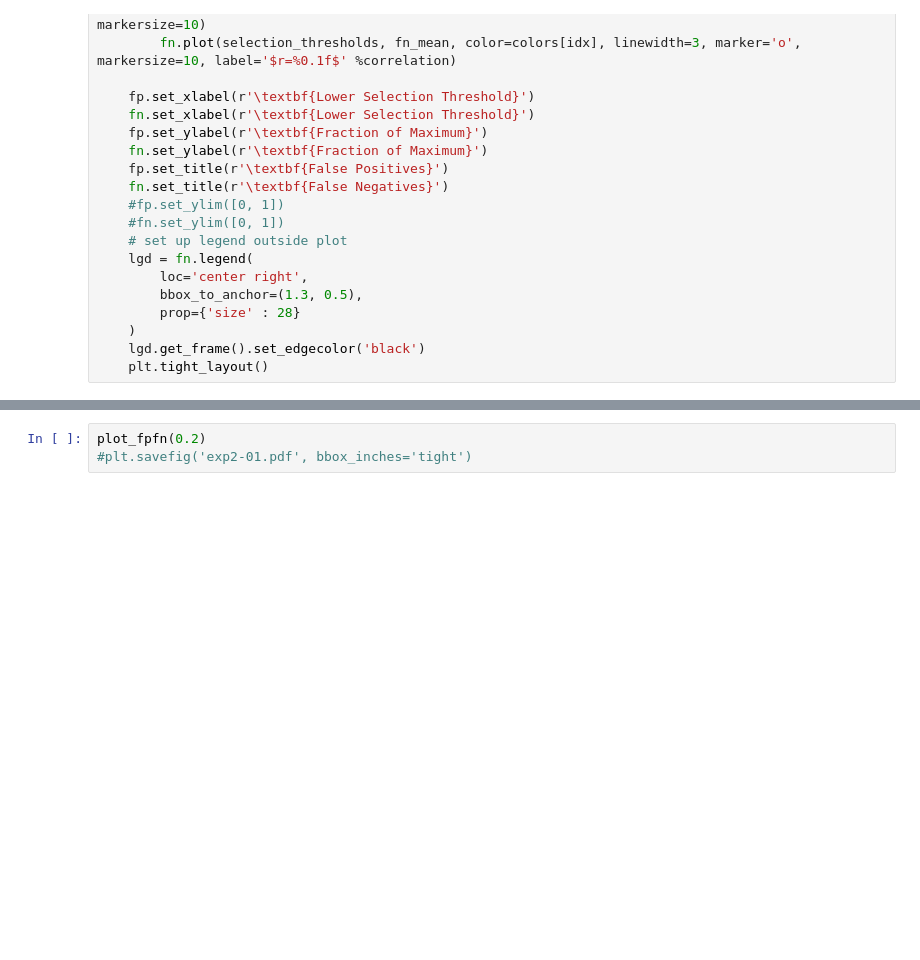
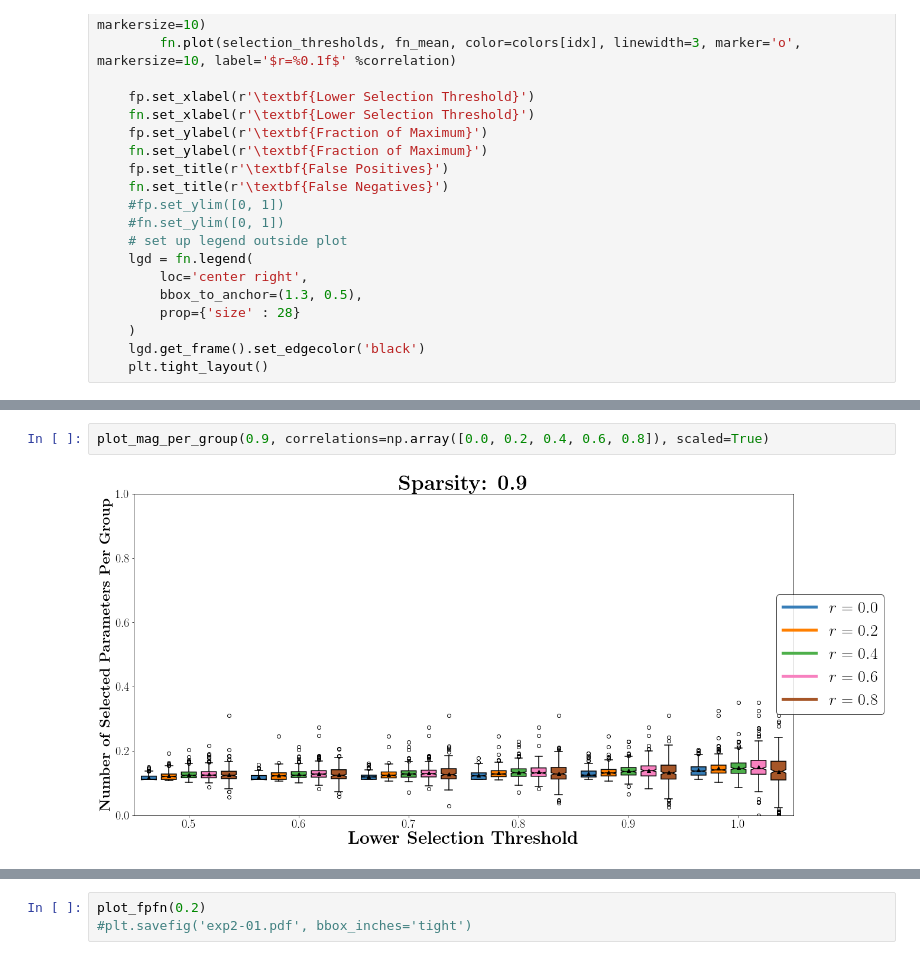
Before and after one commit to pssachdeva/uoi-corr, a Jupyter notebook: exp2.ipynb, the cells around one changed output, grey strips where cells are left out. Drawn from its saved outputs; the diff is of its cells as text; blank space fills up the shorter version.

```diff
--- a/exp2.ipynb
+++ b/exp2.ipynb
@@ -87,3 +158,7 @@ def plot_fpfn(sparsity, scaled=False, correlations=np.linspace(0, 1, 11)):
+# %%
+plot_mag_per_group(0.9, correlations=np.array([0.0, 0.2, 0.4, 0.6, 0.8]), scaled=True)
+# %% [output]
+[figure, added]
 # %%
 def calculate_n_per_group(sparsity, correlations):
     # extract files
```
Also changed, not shown: parts of 7 cells of this notebook.
